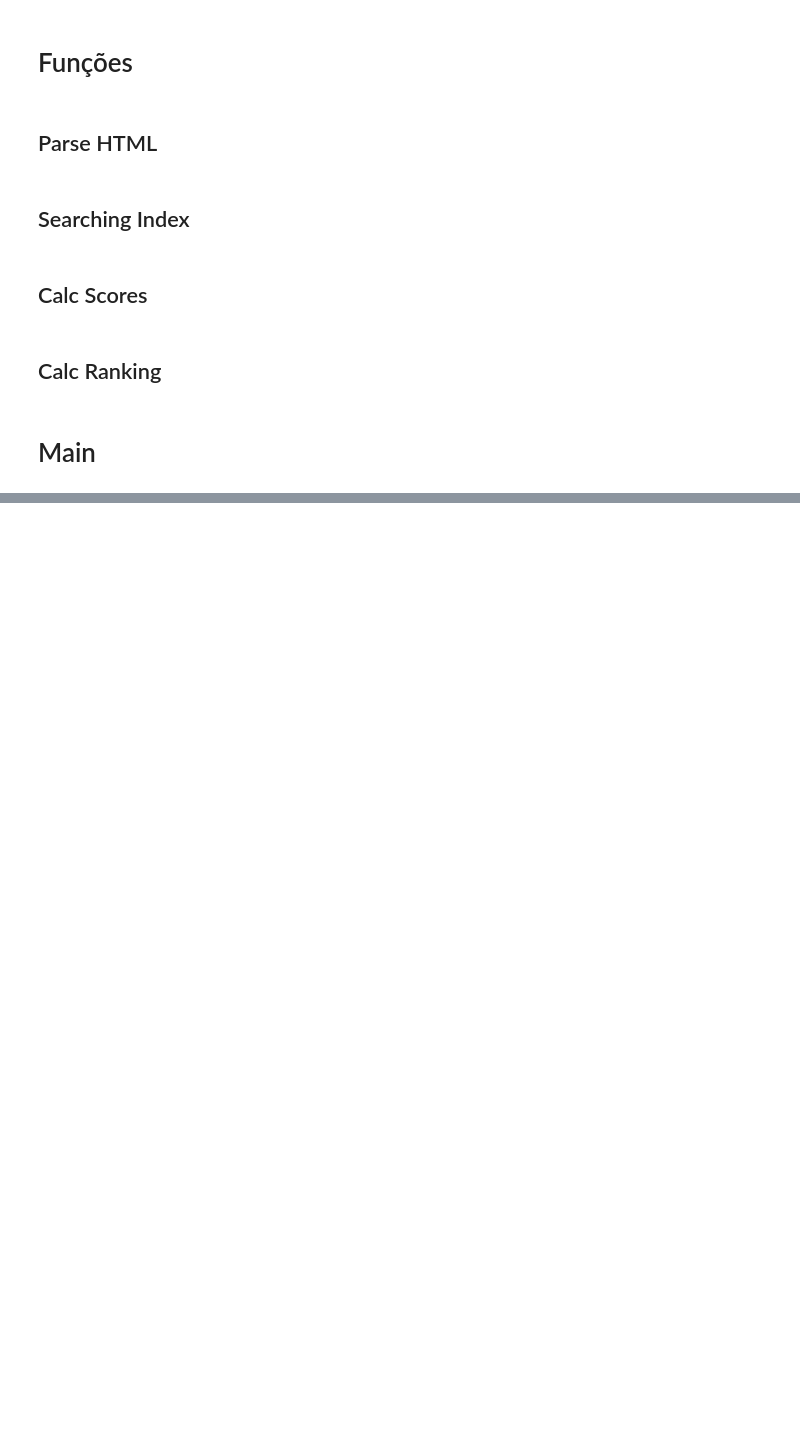
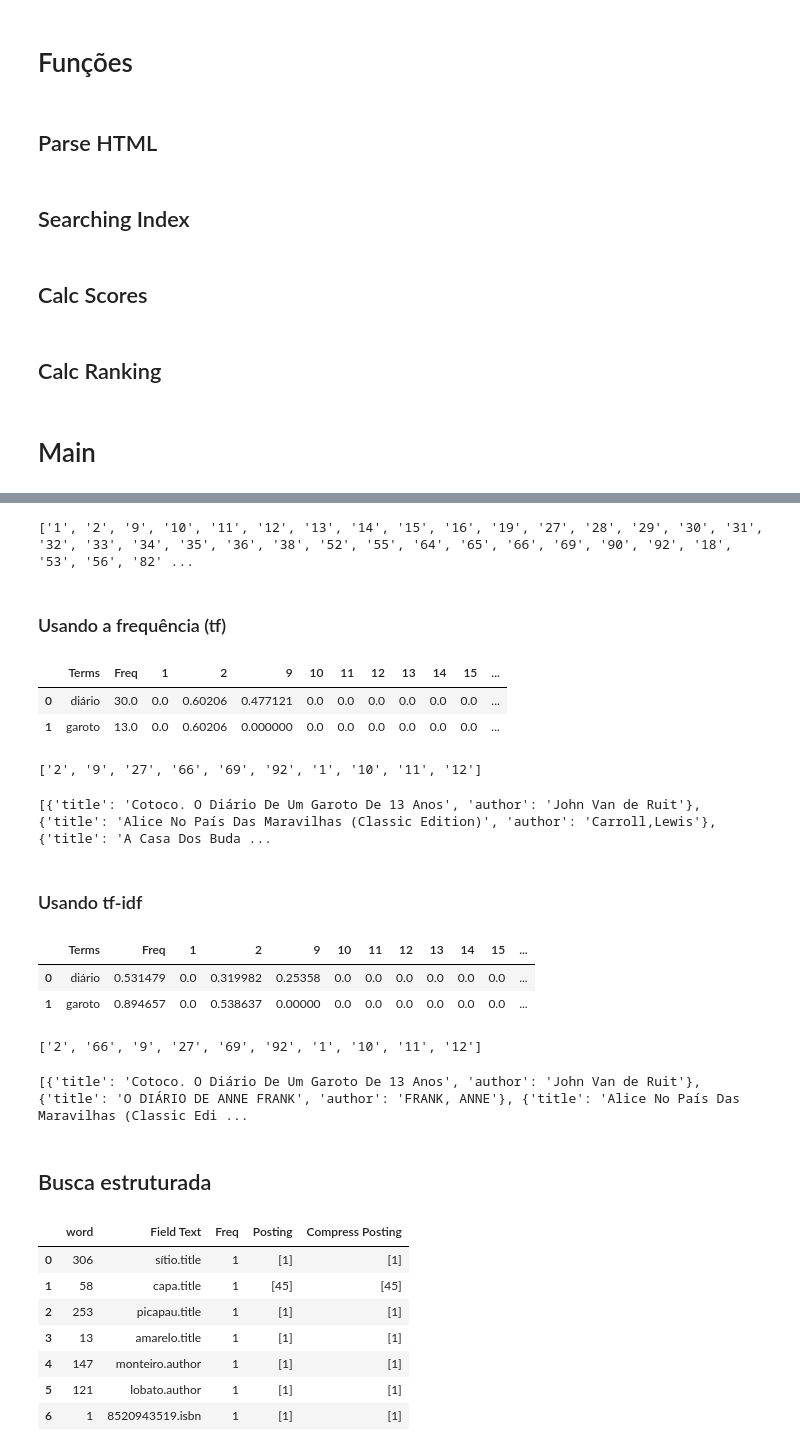
Before and after one commit to cmlins/recuperacaoDeInformacao, a Jupyter notebook: proc_consulta.ipynb, the cells around one changed output, grey strips where cells are left out. Cells and saved outputs as stored; diff of their text form; code cells hidden in the pictures; blank space fills up the shorter version.

Commit message:
busca estruturada e retorno com lista de dicionarios no ranking

```diff
--- a/proc_consulta.ipynb
+++ b/proc_consulta.ipynb
@@ -81,2 +103,13 @@ def search(q, indice):
   return df_search
+# %%
+def structured_search(sq, indice):
+  df_search = pd.DataFrame()
+  for i in sq:
+    values_sq = sq[i].split(' ')
+    for v in values_sq:
+      for r in range(len(df_campos)):
+        sr = df_campos.at[r, 'Field Text'].split('.')
+        if (sr[0] in v) and (sr[1] == i):
+          df_search = df_search.append(df_campos[df_campos['Field Text'] == sr[0] + '.' + sr[1]], ignore_index=True)
+  return df_search
 # %%
@@ -188,0 +270,3 @@ print(r)
+# %%
+df_campos = pd.read_csv('/content/drive/My Drive/field_texts.csv')
+df_campos.head()
@@ -188,0 +290,64 @@ print(r)
+# %%
+dl_fs = docs_list_OR(df_fs)
+print(dl_fs)
+# %% [output]
+['1', '2', '9', '10', '11', '12', '13', '14', '15', '16', '19', '27', '28', '29', '30', '31', '32', '33', '34', '35', '36', '38', '52', '55', '64', '65', '66', '69', '90', '92', '18', '53', '56', '82' ...
+# %% [markdown]
+### Usando a frequência (tf)
+# %%
+df_f_fs = calc_freq(dl_fs, df_fs, 'livre', fq)
+df_f_fs.head(n=10)
+# %% [output]
+|  | Terms | Freq | 1 | 2 | 9 | 10 | 11 | 12 | 13 | 14 | 15 | ... |
+| 0 | diário | 30.0 | 0.0 | 0.60206 | 0.477121 | 0.0 | 0.0 | 0.0 | 0.0 | 0.0 | 0.0 | ... |
+| 1 | garoto | 13.0 | 0.0 | 0.60206 | 0.000000 | 0.0 | 0.0 | 0.0 | 0.0 | 0.0 | 0.0 | ... |
+# %%
+r_f_fs = calc_rank(df_f_fs, handlingQuery(fq), 'livre')
+print(r_f_fs)
+# %% [output]
+['2', '9', '27', '66', '69', '92', '1', '10', '11', '12']
+# %%
+rd_f_fs = ranking_dictionary(r_f_fs)
+print(rd_f_fs)
+# %% [output]
+[{'title': 'Cotoco. O Diário De Um Garoto De 13 Anos', 'author': 'John Van de Ruit'}, {'title': 'Alice No País Das Maravilhas (Classic Edition)', 'author': 'Carroll,Lewis'}, {'title': 'A Casa Dos Buda ...
+# %% [markdown]
+### Usando tf-idf
+# %%
+df_tfidf_fs = calc_freq(dl_fs, df_fs, 'livre', fq)
+df_tfidf_fs = calc_tfidf(df_tfidf_fs)
+df_tfidf_fs.head(n=10)
+# %% [output]
+|  | Terms | Freq | 1 | 2 | 9 | 10 | 11 | 12 | 13 | 14 | 15 | ... |
+| 0 | diário | 0.531479 | 0.0 | 0.319982 | 0.25358 | 0.0 | 0.0 | 0.0 | 0.0 | 0.0 | 0.0 | ... |
+| 1 | garoto | 0.894657 | 0.0 | 0.538637 | 0.00000 | 0.0 | 0.0 | 0.0 | 0.0 | 0.0 | 0.0 | ... |
+# %%
+r_tfidf_fs = calc_rank(df_tfidf_fs, handlingQuery(fq), 'livre')
+print(r_tfidf_fs)
+# %% [output]
+['2', '66', '9', '27', '69', '92', '1', '10', '11', '12']
+# %%
+rd_tfidf_fs = ranking_dictionary(r_tfidf_fs)
+print(rd_tfidf_fs)
+# %% [output]
+[{'title': 'Cotoco. O Diário De Um Garoto De 13 Anos', 'author': 'John Van de Ruit'}, {'title': 'O DIÁRIO DE ANNE FRANK', 'author': 'FRANK, ANNE'}, {'title': 'Alice No País Das Maravilhas (Classic Edi ...
+# %% [markdown]
+## Busca estruturada
+# %%
+sq = {
+    'title': 'sítio do picapau amarelo',
+    'author': 'monteiro lobato',
+    'isbn': '978-8520943519'
+}
+
+df_ss = structured_search(sq, df_campos)
+df_ss.head(n=10)
+# %% [output]
+|  | word | Field Text | Freq | Posting | Compress Posting |
+| 0 | 306 | sítio.title | 1 | [1] | [1] |
+| 1 | 58 | capa.title | 1 | [45] | [45] |
+| 2 | 253 | picapau.title | 1 | [1] | [1] |
+| 3 | 13 | amarelo.title | 1 | [1] | [1] |
+| 4 | 147 | monteiro.author | 1 | [1] | [1] |
+| 5 | 121 | lobato.author | 1 | [1] | [1] |
+| 6 | 1 | 8520943519.isbn | 1 | [1] | [1] |
```
Also changed, not shown: parts of 28 cells of this notebook.
